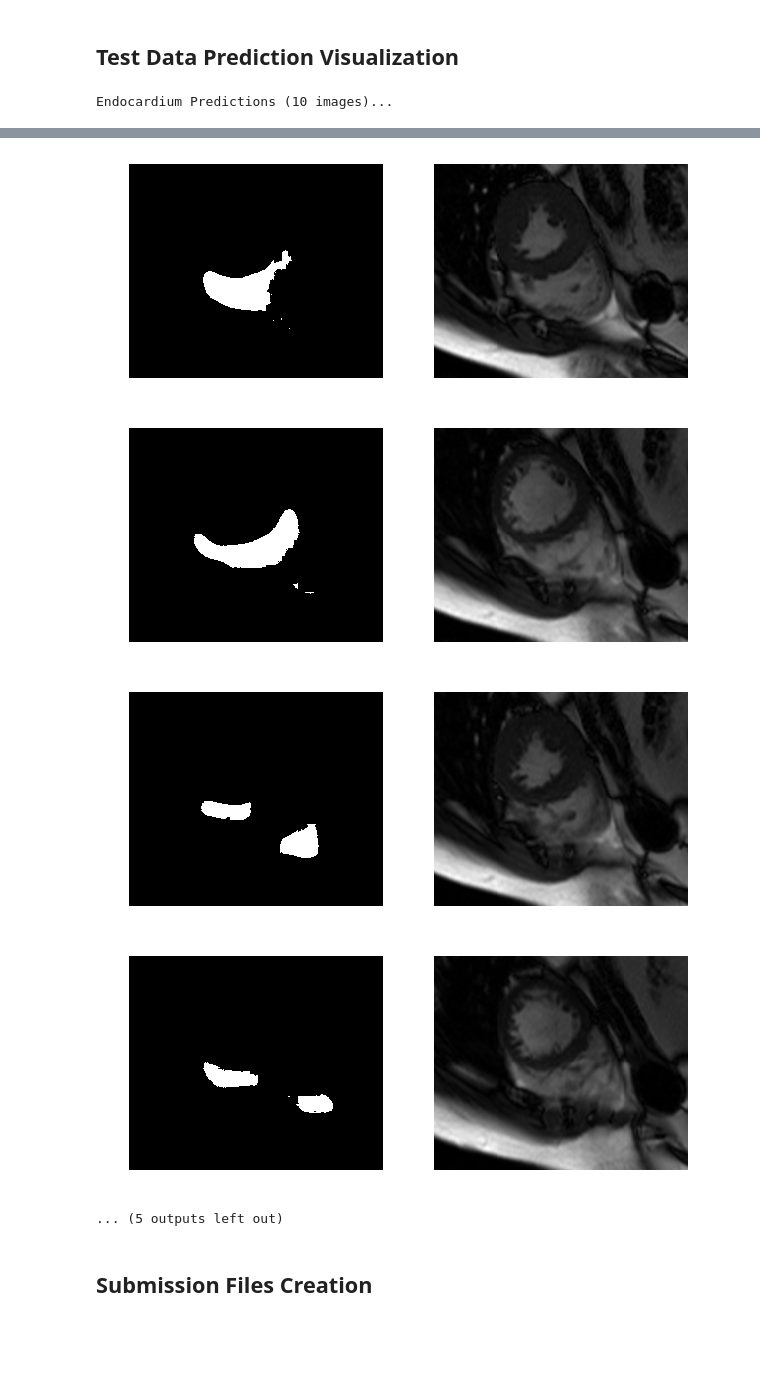
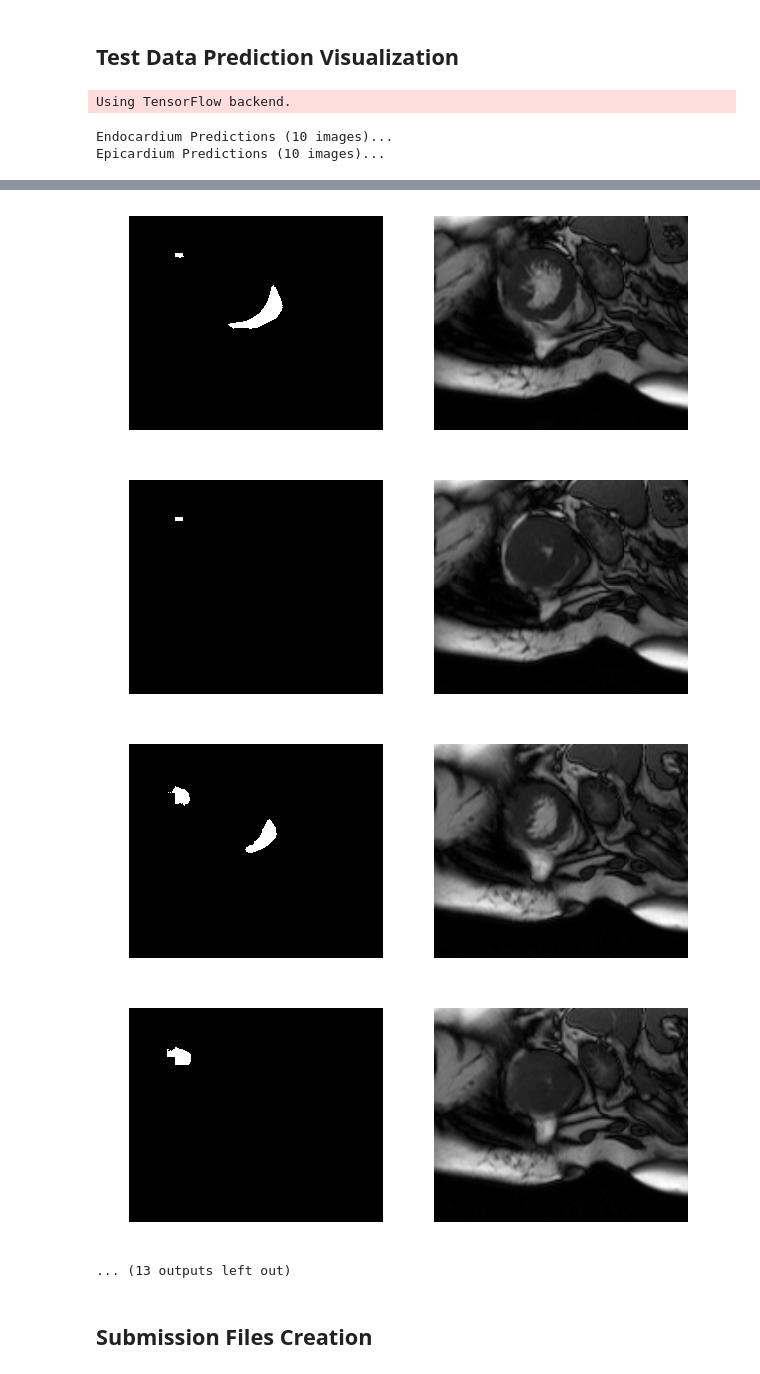
Before and after one commit to aksharkkumar/cmri-rv-seg, a Jupyter notebook: notebooks/test_submission_exploration.ipynb, the cells around one changed output, grey strips where cells are left out. Drawn from its saved outputs; the diff is of its cells as text; code cells hidden in the pictures; blank space fills up the shorter version.

Commit message:
predictions on Test1Set

```diff
--- a/notebooks/test_submission_exploration.ipynb
+++ b/notebooks/test_submission_exploration.ipynb
@@ -14,14 +14,16 @@ from src import data,prediction,unet
 test_dir1 = "/home/ubuntu/testingdata/Test1Set"
 test_dir2 = "/home/ubuntu/testingdata/Test2Set"
 #test_dir1="/Users/aksharkumar/Documents/mlndCapstone/testingdata/Test1Set"
-patient17_dir = os.path.join(test_dir1,"patient18")
+patient17_dir = os.path.join(test_dir1,"patient17")
 
 num_imgs = 10
 
-predictor_test_1 = prediction.Predictor(test_dir1,"weights-250Epochs-NoDrop.hdf5")
+predictor_test_1 = prediction.Predictor(test_dir1,"weights-500Epochs-NoDrop.hdf5")
 # predictor_test_2 = prediction.Predictor(test_dir2)
 
 o_predictions,i_predictions = predictor_test_1.make_predictions_one(patient17_dir,num_imgs)
+# %% [output]
+Using TensorFlow backend.
 # %%
 %matplotlib inline
 import numpy as np
@@ -31,14 +33,15 @@ def show_segmentation_masks(predictions):
         plt.subplot(1, 2, 1)
         plt.axis("off")
         #print(mask.shape)
-        plt.imshow(np.where(mask[0,:,:,1]>0.3,255,0), cmap=plt.cm.gray)
+        plt.imshow(np.where(mask[0,:,:,1]>0.5,255,0), cmap=plt.cm.gray)
         plt.subplot(1, 2, 2)
         plt.axis("off")
         plt.imshow(image, cmap=plt.cm.gray)
 
 print("Endocardium Predictions ({} images)...".format(num_imgs))
 show_segmentation_masks(i_predictions)
-#print("Epicardium Predictions ({} images)...".format(num_imgs))
-#show_segmentation_masks(i_predictions)
+print("Epicardium Predictions ({} images)...".format(num_imgs))
+show_segmentation_masks(o_predictions)
 # %% [output]
 Endocardium Predictions (10 images)...
+Epicardium Predictions (10 images)...
@@ -52,7 +55,7 @@ Endocardium Predictions (10 images)...
-[figure, old version]
+[figure, new version]
-[figure, old version]
+[figure, new version]
-[figure, old version]
+[figure, new version]
-[figure, old version]
+[figure, new version]
-... (5 outputs left out)
+... (13 outputs left out)
 # %% [markdown]
 ## Submission Files Creation
```
Also changed, not shown: parts of 2 cells of this notebook, 1 other file.
